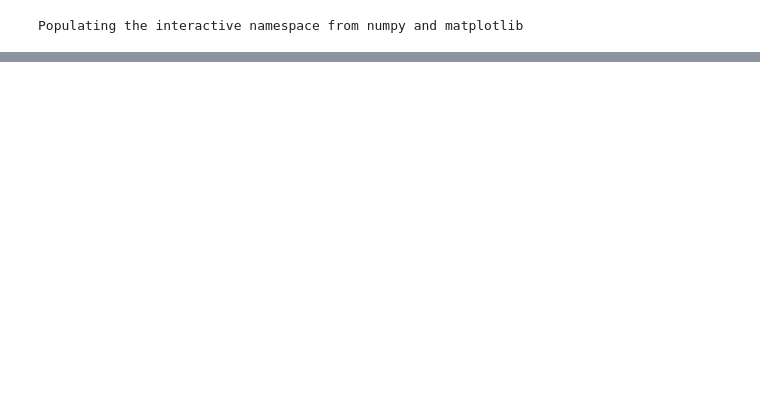
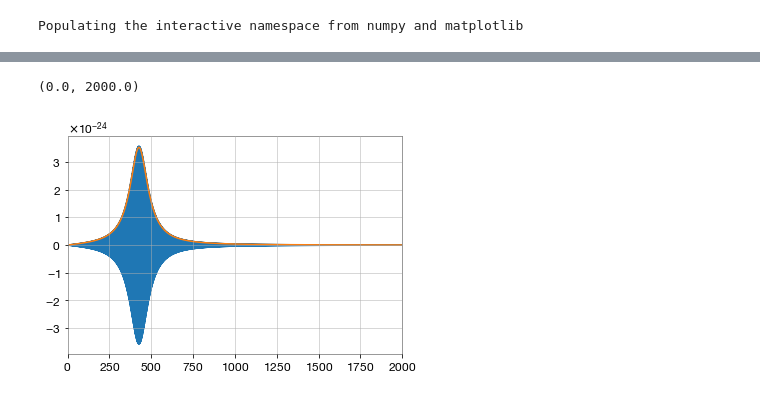
Before and after one commit to carlrodriguez/Hubble-Hootenanny, a Jupyter notebook: ringdown_testing.ipynb, the cells around one changed output, grey strips where cells are left out. Cells and saved outputs as stored; diff of their text form; code cells hidden in the pictures; blank space fills up the shorter version.

```diff
--- a/ringdown_testing.ipynb
+++ b/ringdown_testing.ipynb
@@ -166,3 +163,11 @@ ratio1,ratio2,ratio3,ratio4
+# %%
+plot(2/num_samples *(hx_f).imag)
+
+plot((hcross_tilda).imag)
+xlim(0,2000)
+# %% [output]
+(0.0, 2000.0)
+[figure, added]
 # %%
 reload(wf)
 
```
Also changed, not shown: parts of 7 cells of this notebook, 9 other files.
